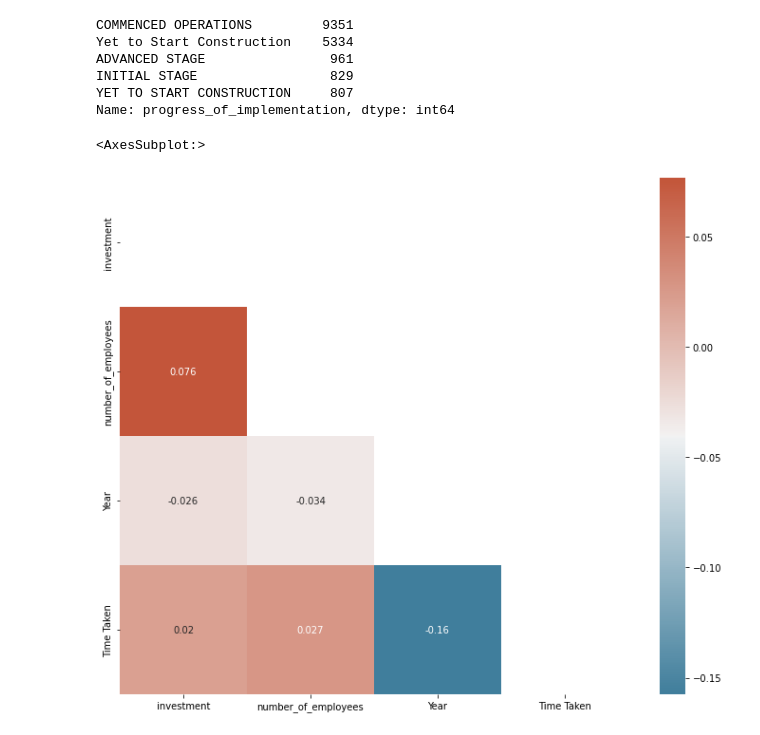
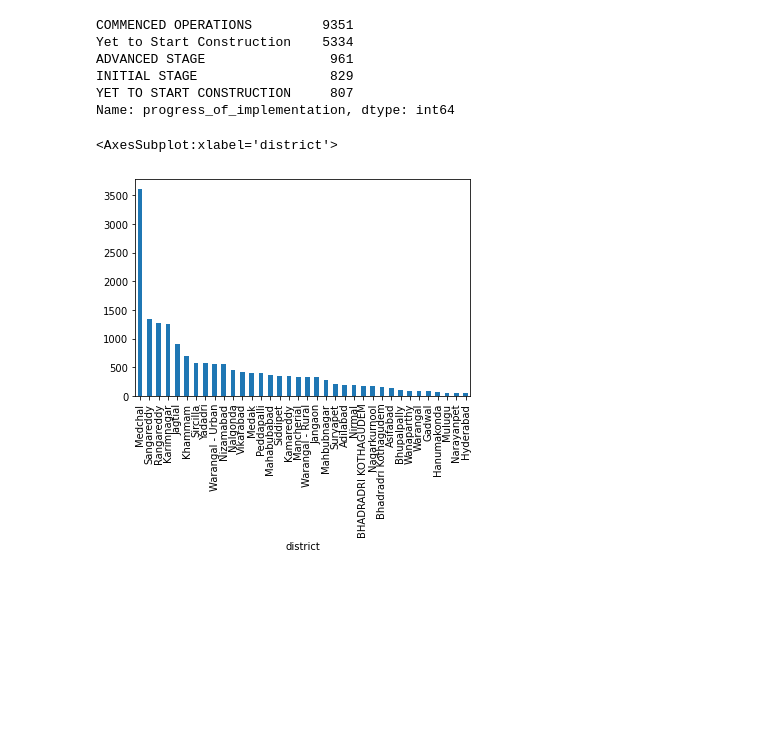
Before and after one commit to voletibhaskar/Telangana-IPass-Data-Analysis, a Jupyter notebook: Time_jupyter.ipynb, the cells around one changed output. Cells and saved outputs as stored; diff of their text form; code cells hidden in the pictures; blank space fills up the shorter version.

```diff
--- a/Time_jupyter.ipynb
+++ b/Time_jupyter.ipynb
@@ -434,37 +448,8 @@ ADVANCED STAGE                961
 INITIAL STAGE                 829
 YET TO START CONSTRUCTION     807
 Name: progress_of_implementation, dtype: int64
-# %%
-import pandas as pd
-import numpy as np
-import matplotlib.pyplot as plt
-import seaborn as sns
-#
-#
-#
-data_cols = list(all_time_data.columns)
-df = all_time_data
-df.columns = data_cols
-#
-# Correlation between different variables
-#
-corr = df.corr()
-#
-# Set up the matplotlib plot configuration
-#
-f, ax = plt.subplots(figsize=(12, 10))
-#
-# Generate a mask for upper traingle
-#
-mask = np.triu(np.ones_like(corr, dtype=bool))
-#
-# Configure a custom diverging colormap
-#
-cmap = sns.diverging_palette(230, 20, as_cmap=True)
-#
-# Draw the heatmap
-#
-sns.heatmap(corr, annot=True, mask = mask, cmap=cmap)
-# %% [output]
-<AxesSubplot:>
-[figure, removed]
+# %%
+all_time_data.groupby(['district']).district.count().sort_values(ascending=False).plot.bar()
+# %% [output]
+<AxesSubplot:xlabel='district'>
+[figure, added]
```
Also changed, not shown: parts of 32 cells of this notebook, 1 other file.
